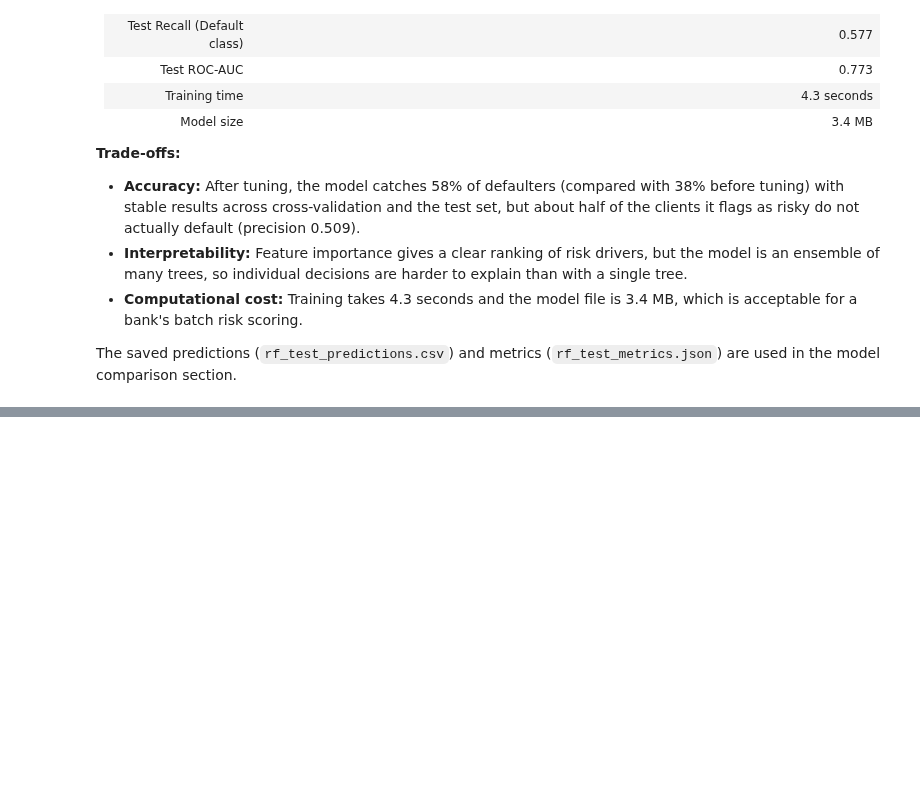
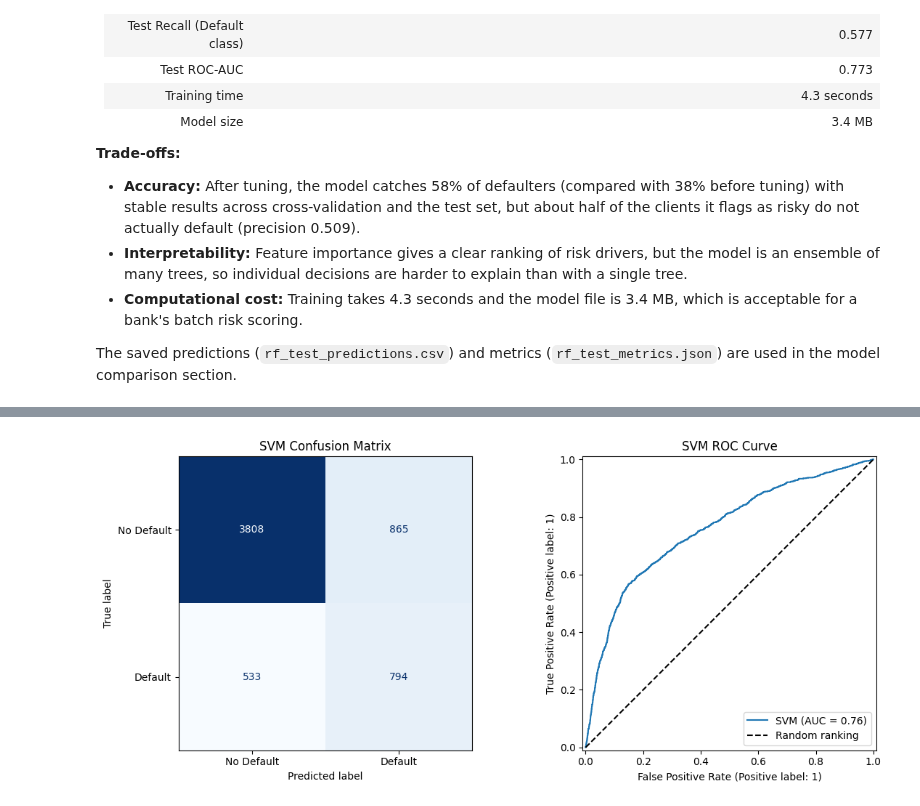
Before and after one commit to r-raghad/SWE485-Project-Group1, a Jupyter notebook: Phase1_Supervised_Learning.ipynb, the cells around one changed output, grey strips where cells are left out. Cells and saved outputs as stored; diff of their text form; code cells hidden in the pictures; blank space fills up the shorter version.

Commit message:
Add SVM training, evaluation, and error analysis

```diff
--- a/Phase1_Supervised_Learning.ipynb
+++ b/Phase1_Supervised_Learning.ipynb
@@ -590,0 +831,35 @@ The saved predictions (`rf_test_predictions.csv`) and metrics (`rf_test_metrics.
+# %%
+# ===== SVM evaluation plots =====
+fig, axes = plt.subplots(1, 2, figsize=(12, 5))
+
+ConfusionMatrixDisplay.from_predictions(
+    y_test,
+    svm_predictions,
+    labels=[0, 1],
+    display_labels=["No Default", "Default"],
+    cmap="Blues",
+    values_format="d",
+    colorbar=False,
+    ax=axes[0]
+)
+axes[0].set_title("SVM Confusion Matrix")
+
+RocCurveDisplay.from_predictions(
+    y_test,
+    svm_scores,
+    name="SVM",
+    ax=axes[1]
+)
+axes[1].plot([0, 1], [0, 1], "k--", label="Random ranking")
+axes[1].set_title("SVM ROC Curve")
+axes[1].legend(loc="lower right")
+
+plt.tight_layout()
+plt.savefig(
+    PLOTS_DIR / "svm_test_evaluation.png",
+    dpi=300,
+    bbox_inches="tight"
+)
+plt.show()
+# %% [output]
+[figure, added]
```
Also changed, not shown: parts of 15 cells of this notebook.
